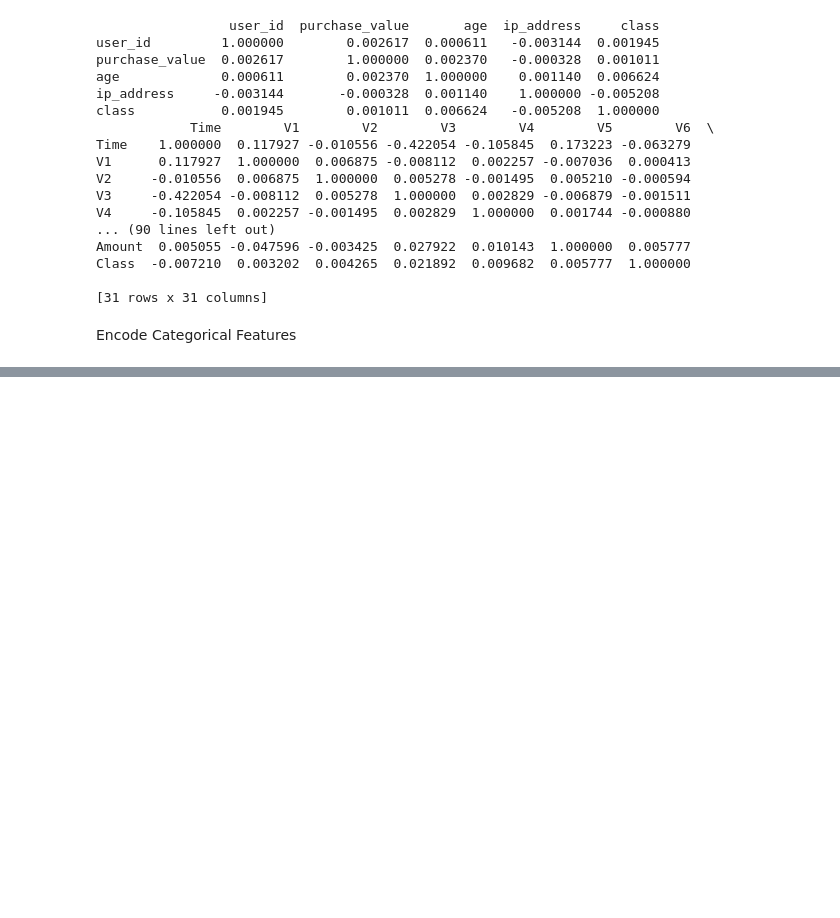
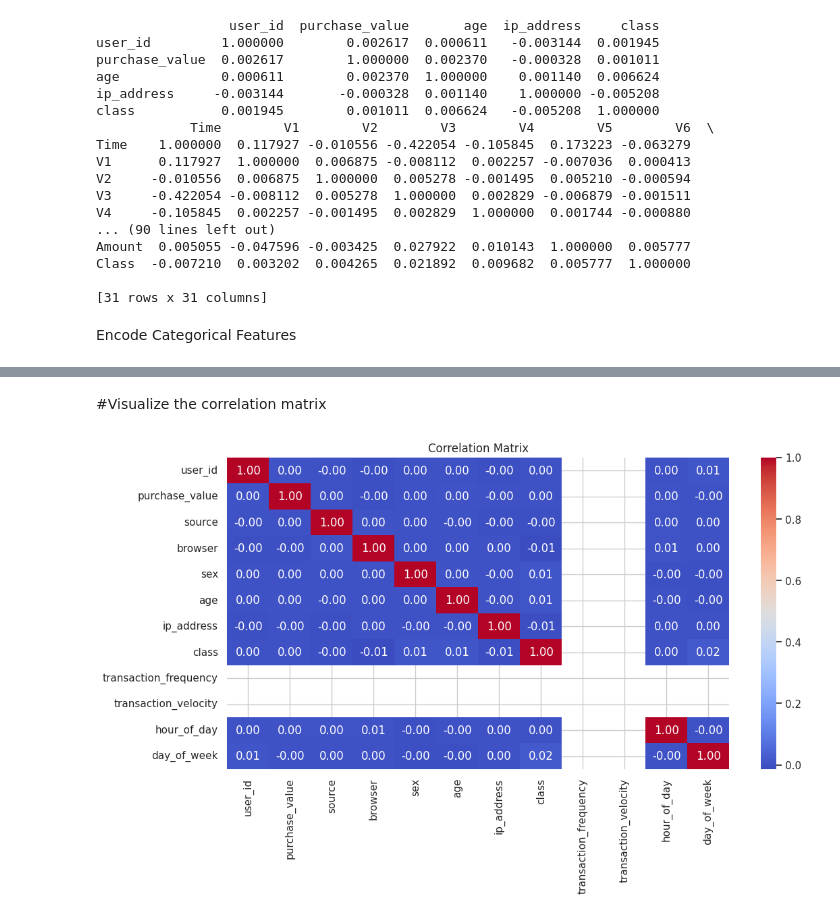
Before and after one commit to duresaguye/AI-Fraud-Detection, a Jupyter notebook: notebooks/Data_Preprocessing.ipynb, the cells around one changed output, grey strips where cells are left out. Drawn from its saved outputs; the diff is of its cells as text; code cells hidden in the pictures; blank space fills up the shorter version.

```diff
--- a/notebooks/Data_Preprocessing.ipynb
+++ b/notebooks/Data_Preprocessing.ipynb
@@ -116,0 +132,10 @@ creditcard_data.to_csv('../data/Preprocessed_Creditcard_Data.csv', index=False)
+# %% [markdown]
+#Visualize the correlation matrix
+# %%
+plt.figure(figsize=(12, 6))
+corr_matrix = fraud_data.select_dtypes(include=[np.number]).corr()
+sns.heatmap(corr_matrix, annot=True, cmap='coolwarm', fmt='.2f')
+plt.title('Correlation Matrix')
+plt.show()
+# %% [output]
+[figure, added]
```
Also changed, not shown: parts of 6 cells of this notebook, 1 other file.
